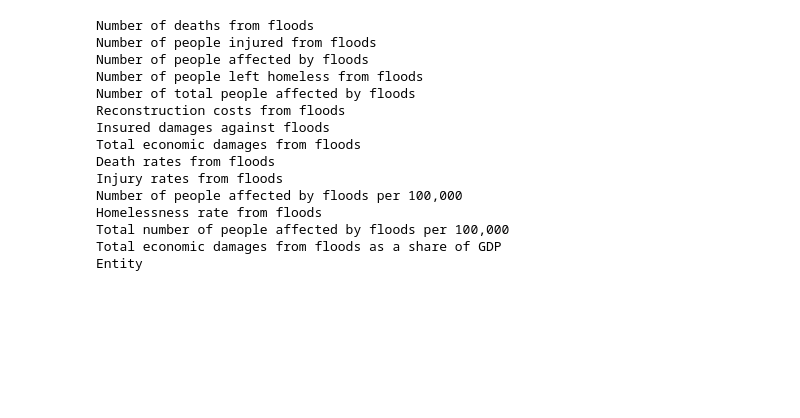
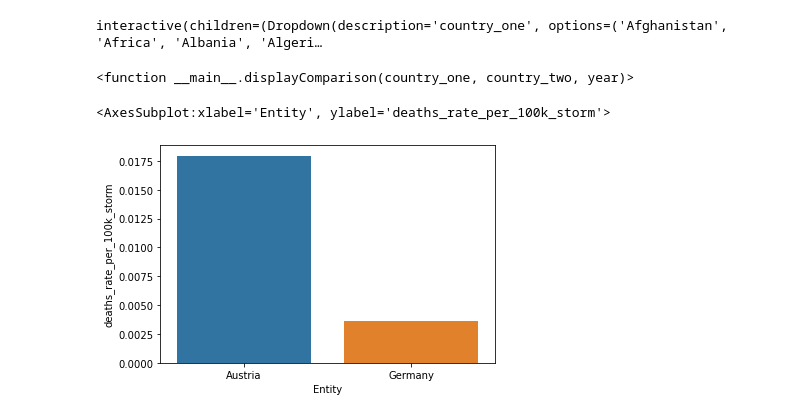
Before and after one commit to Marc-Kruiss/World-Natural-Disaster-Notebook, a Jupyter notebook: analytics.ipynb, the cells around one changed output. Saved outputs shown, nothing was run; the diff lists cells and outputs as text; code cells hidden in the pictures; blank space fills up the shorter version.

Commit message:
Ready to start working
* descriptions
* first interactive graph
* common methods

```diff
--- a/analytics.ipynb
+++ b/analytics.ipynb
@@ -20,20 +72,34 @@ df.head(2000)
-# %%
-for col_name in df.columns:
-    if("flood" in col_name or col_name == "Entity"):
-        print(col_name)
-# %% [output]
-Number of deaths from floods
-Number of people injured from floods
-Number of people affected by floods
-Number of people left homeless from floods
-Number of total people affected by floods
-Reconstruction costs from floods
-Insured damages against floods
-Total economic damages from floods
-Death rates from floods
-Injury rates from floods
-Number of people affected by floods per 100,000
-Homelessness rate from floods
-Total number of people affected by floods per 100,000
-Total economic damages from floods as a share of GDP
-Entity
+# %%
+from ipywidgets import interact
+import urllib
+import pandas as pd
+from matplotlib import pyplot as plt
+import seaborn as sns
+import numpy as np
+
+def displayComparison(country_one, country_two,year):
+    #sns.distplot(np.random.normal(1, var, 1000))
+    try:
+        countriesDisasters = getAllDisastersForCountry([country_one, country_two])
+        countriesYearDisasters=getAllDisastersByYear(countriesDisasters,year)
+        #print(countriesYearDisasters)
+        sns.barplot(data=countriesYearDisasters, x="Entity",y="deaths_rate_per_100k_storm")
+        plt.show()
+    except Exception as e:
+        print(e)
+
+
+#countryDisasters = getAllDisastersForCountry(['austria', 'germany'])
+interact(displayComparison, country_one=getCountries(),country_two=getCountries(), year=getYears())
+# %% [output]
+interactive(children=(Dropdown(description='country_one', options=('Afghanistan', 'Africa', 'Albania', 'Algeri…
+<function __main__.displayComparison(country_one, country_two, year)>
+# %%
+countriesDisasters = getAllDisastersForCountry(['Austria', 'Germany'])
+#print(countriesDisasters)
+countriesYearDisasters=getAllDisastersByYear(countriesDisasters,2010)
+#print(countriesYearDisasters)
+sns.barplot(data=countriesYearDisasters, x="Entity",y="deaths_rate_per_100k_storm")
+# %% [output]
+<AxesSubplot:xlabel='Entity', ylabel='deaths_rate_per_100k_storm'>
+[figure, added]
```
Also changed, not shown: parts of 6 cells of this notebook.
